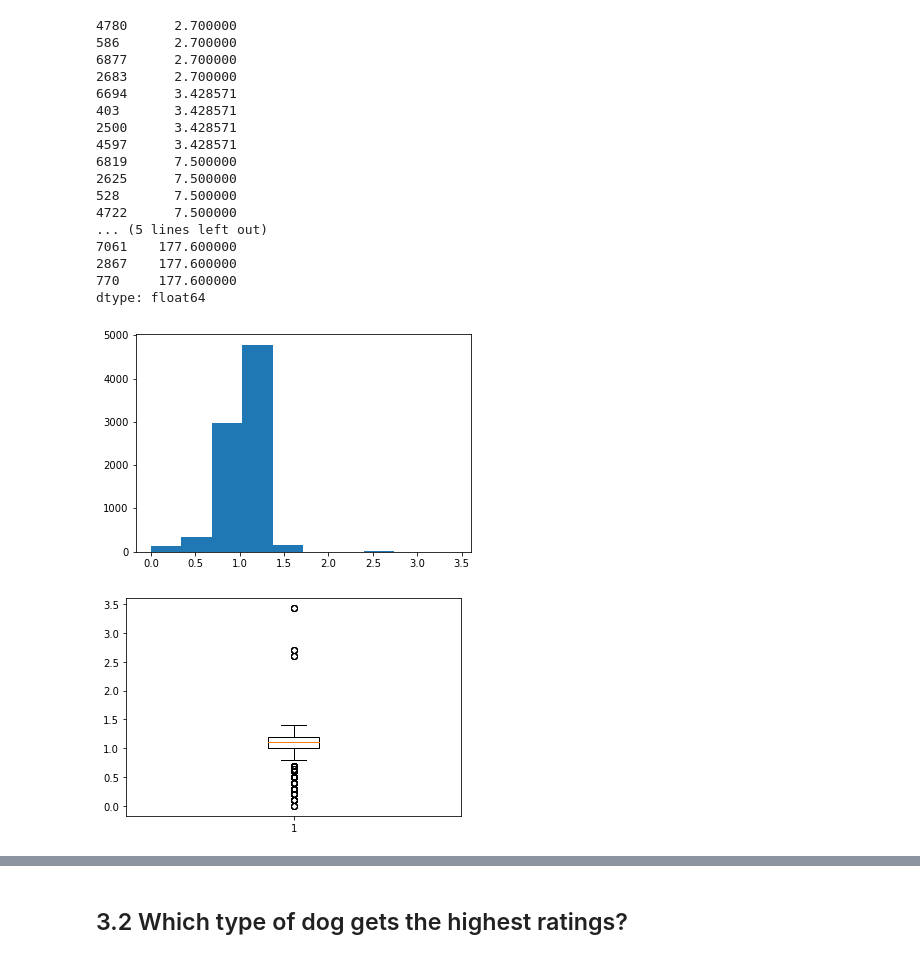
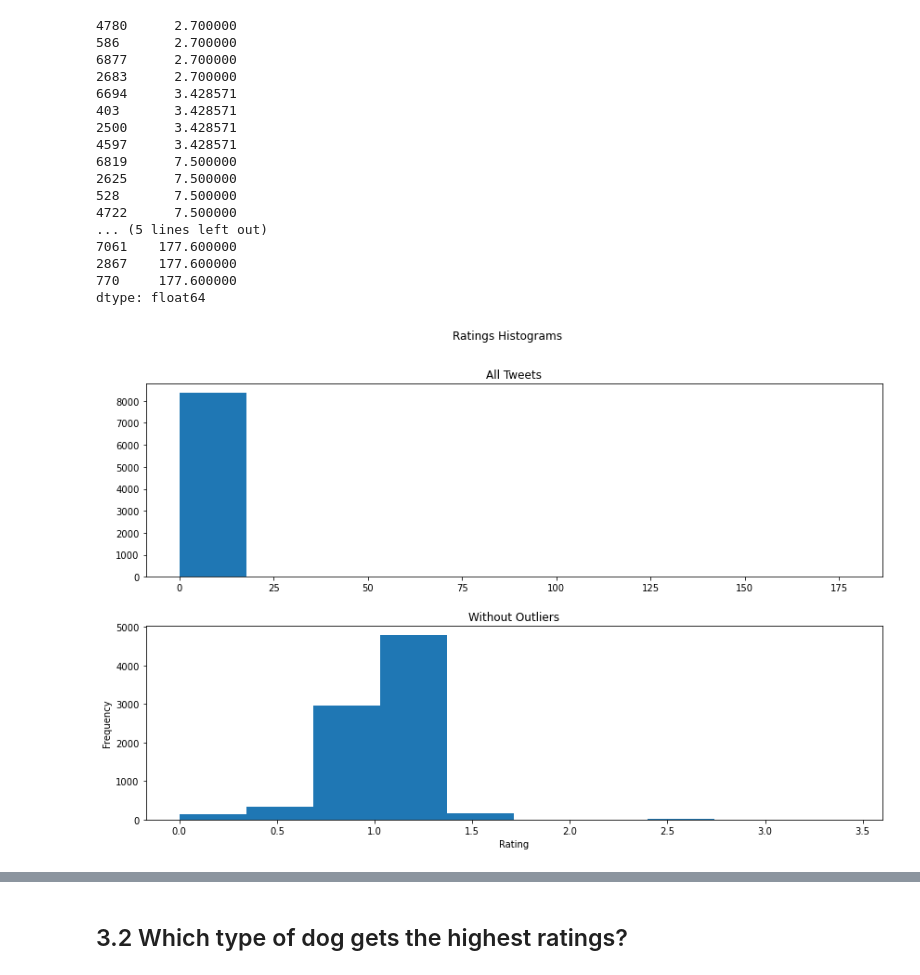
Before and after one commit to KarinWiberg/uc_dataanalyst_project_dogs_of_twitter, a Jupyter notebook: wrangle_act.ipynb, the cells around one changed output, grey strips where cells are left out. Cells and saved outputs as stored; diff of their text form; code cells hidden in the pictures.

```diff
--- a/wrangle_act.ipynb
+++ b/wrangle_act.ipynb
@@ -1253,11 +1276,16 @@ rating.sort_values().tail(20)
 dtype: float64
 # %%
 rating_without_outliers = rating.sort_values()[0:-12]
-# %%
-plt.hist(rating_without_outliers);
-# %% [output]
-[figure, removed]
-# %%
-plt.boxplot(rating_without_outliers);
-# %% [output]
-[figure, removed]
+# %%
+fig, ax = plt.subplots(2, figsize=(12,8))
+fig.suptitle('Ratings Histograms')
+ax[0].set_title('All Tweets')
+ax[1].set_title('Without Outliers')
+fig.tight_layout(pad=2.0)
+
+plt.ylabel('Frequency')
+plt.xlabel('Rating')
+ax[0].hist(rating);
+ax[1].hist(rating_without_outliers);
+# %% [output]
+[figure, added]
```
Also changed, not shown: parts of 24 cells of this notebook.
